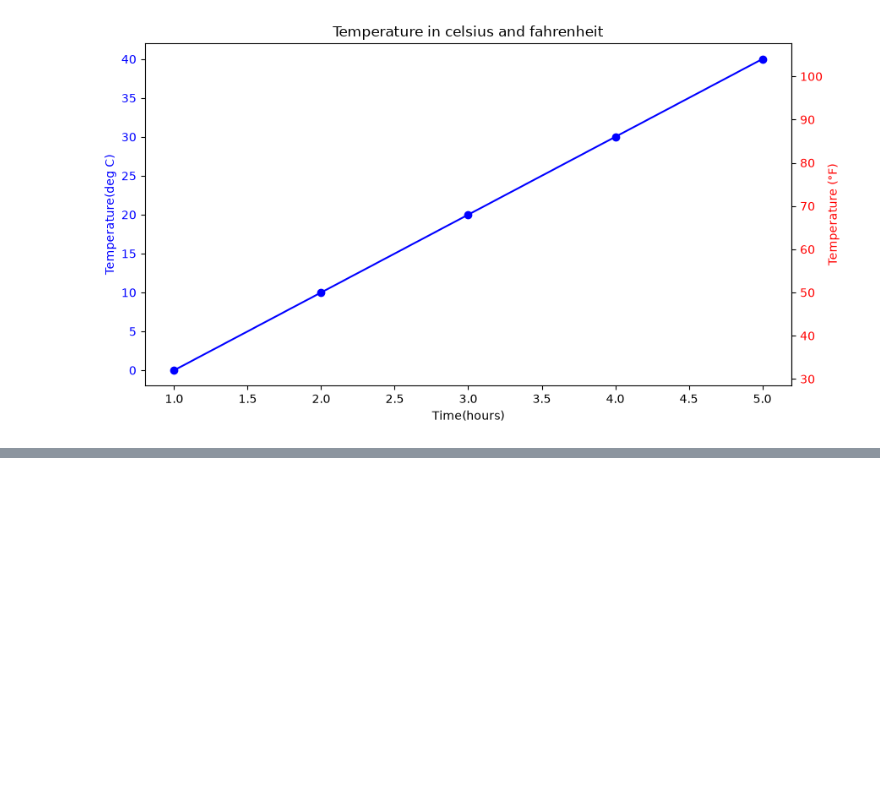
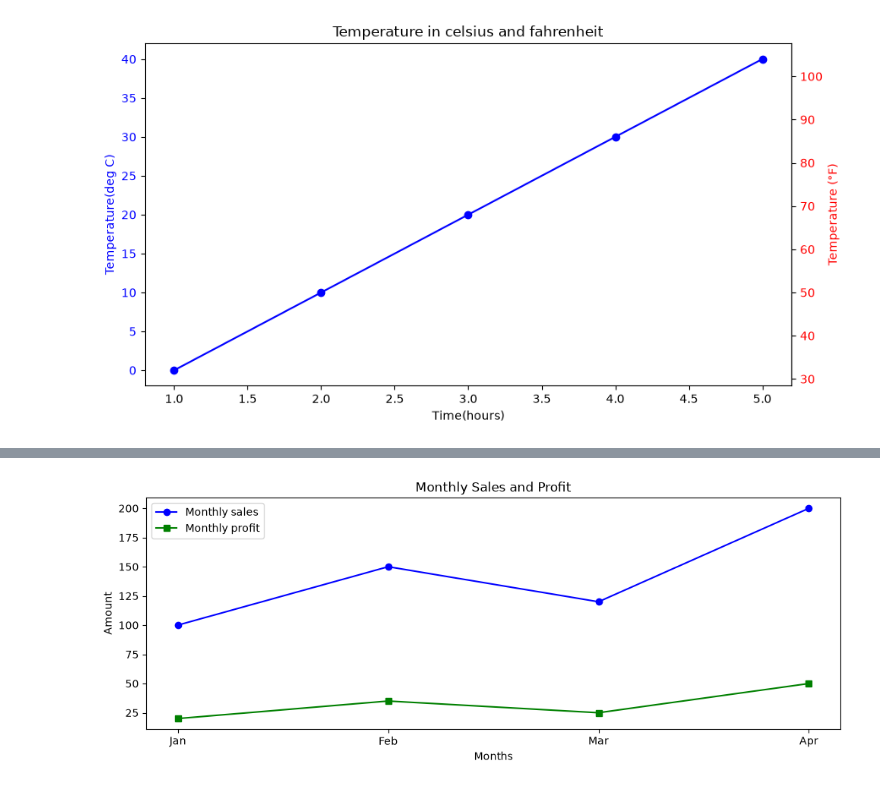
Before and after one commit to aprajitamall/DV_sem2_274, a Jupyter notebook: OOA_advanced_matplotlib.ipynb, the cells around one changed output, grey strips where cells are left out. Drawn from its saved outputs; the diff is of its cells as text; code cells hidden in the pictures; blank space fills up the shorter version.

```diff
--- a/OOA_advanced_matplotlib.ipynb
+++ b/OOA_advanced_matplotlib.ipynb
@@ -138,0 +146,20 @@ plt.show()
+# %%
+import matplotlib.pyplot as plt
+months=["Jan","Feb","Mar","Apr"]
+sales=[100,150,120,200]
+profit=[20,35,25,50]
+fig,ax=plt.subplots(figsize=(10,4))
+ax.plot(months,sales,marker="o",color="blue")
+ax.plot(months,profit,marker="s",color="green")
+labels=["Monthly sales","Monthly profit"]
+
+ax.set_xlabel("Months")
+ax.set_ylabel("Amount")
+ax.set_title("Monthly Sales and Profit")
+
+ax.legend(labels)
+
+plt.tight_layout()
+plt.show()
+# %% [output]
+[figure, added]
```
Also changed, not shown: parts of 6 cells of this notebook.
